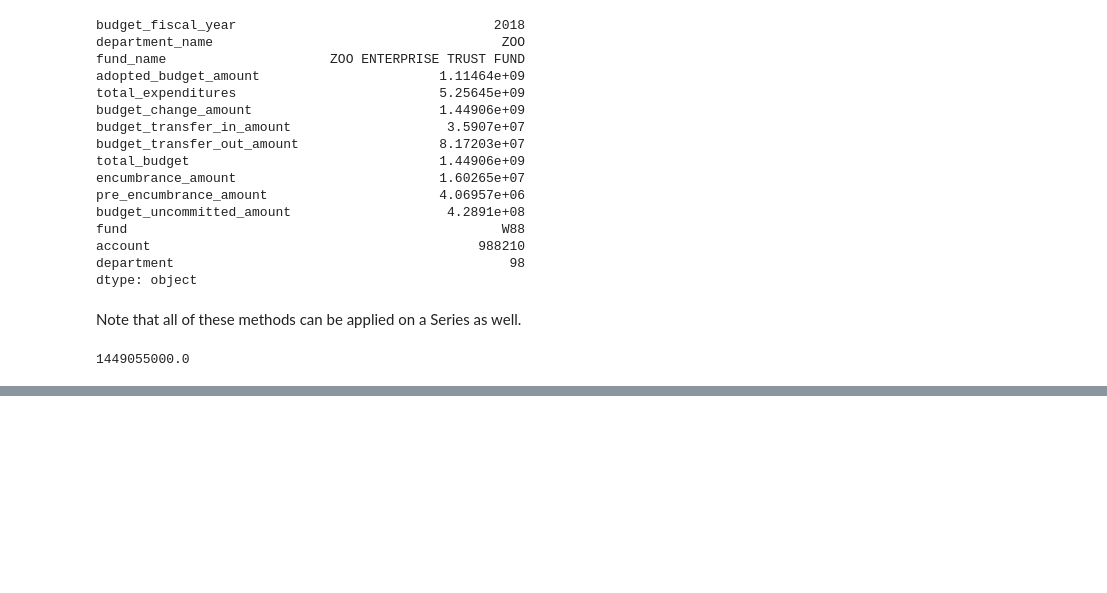
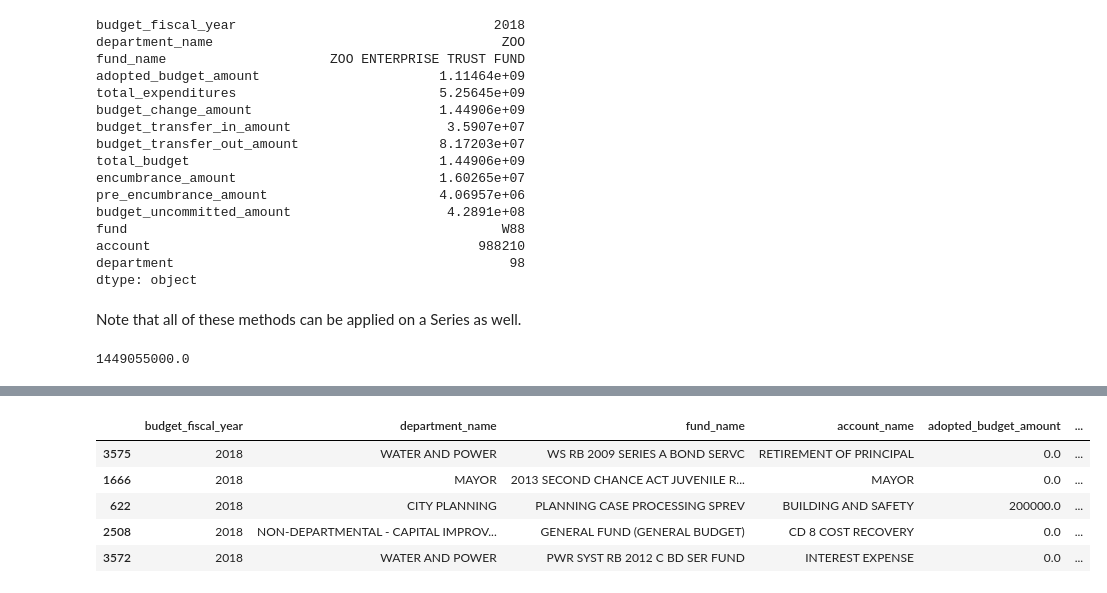
Before and after one commit to dstrodtman/pandas_intro_pyladies, a Jupyter notebook: lessons/01_intro_to_pandas.ipynb, the cells around one changed output, grey strips where cells are left out. Drawn from its saved outputs; the diff is of its cells as text; code cells hidden in the pictures; blank space fills up the shorter version.

```diff
--- a/notebooks/EDA_2018.ipynb
+++ b/lessons/01_intro_to_pandas.ipynb
@@ -1356,0 +1213,9 @@ df.groupby(['department_name', 'department'])[['account_name']].count()
+# %%
+df.sort_values('total_budget').head()
+# %% [output]
+|  | budget_fiscal_year | department_name | fund_name | account_name | adopted_budget_amount | ... |
+| 3575 | 2018 | WATER AND POWER | WS RB 2009 SERIES A BOND SERVC | RETIREMENT OF PRINCIPAL | 0.0 | ... |
+| 1666 | 2018 | MAYOR | 2013 SECOND CHANCE ACT JUVENILE R... | MAYOR | 0.0 | ... |
+| 622 | 2018 | CITY PLANNING | PLANNING CASE PROCESSING SPREV | BUILDING AND SAFETY | 200000.0 | ... |
+| 2508 | 2018 | NON-DEPARTMENTAL - CAPITAL IMPROV... | GENERAL FUND (GENERAL BUDGET) | CD 8 COST RECOVERY | 0.0 | ... |
+| 3572 | 2018 | WATER AND POWER | PWR SYST RB 2012 C BD SER FUND | INTEREST EXPENSE | 0.0 | ... |
```
Also changed, not shown: parts of 41 cells of this notebook, 3 other files.
